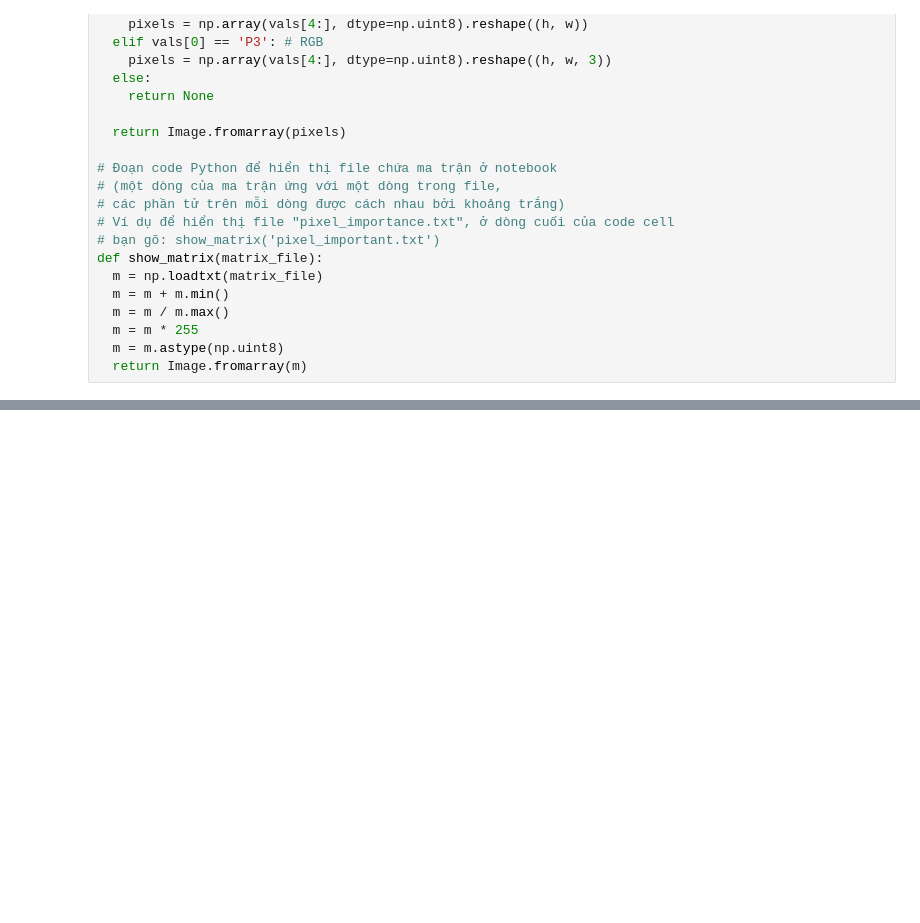
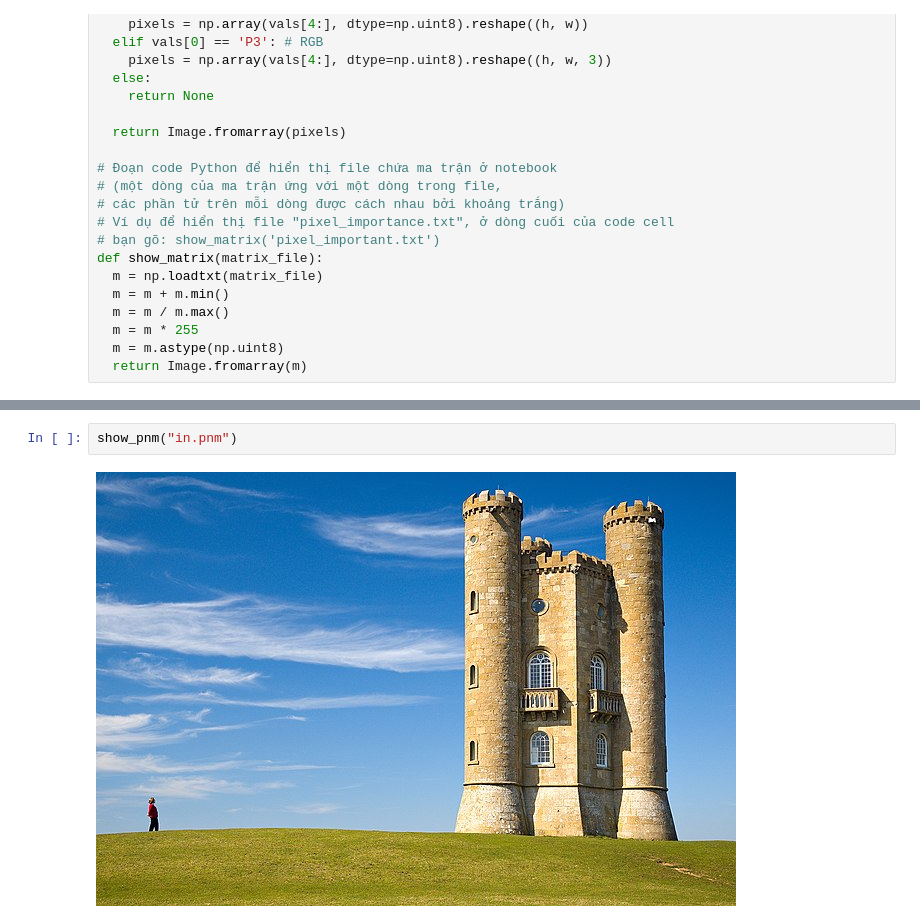
Before and after one commit to Dontregret9/Seam-carving, a Jupyter notebook: Seam_Carving.ipynb, the cells around one changed output, grey strips where cells are left out. Drawn from its saved outputs; the diff is of its cells as text; blank space fills up the shorter version.

```diff
--- a/Seam_Carving.ipynb
+++ b/Seam_Carving.ipynb
@@ -62,0 +85,4 @@ def show_matrix(matrix_file):
+# %%
+show_pnm("in.pnm")
+# %% [output]
+[figure, added]
```
Also changed, not shown: parts of 13 cells of this notebook.
